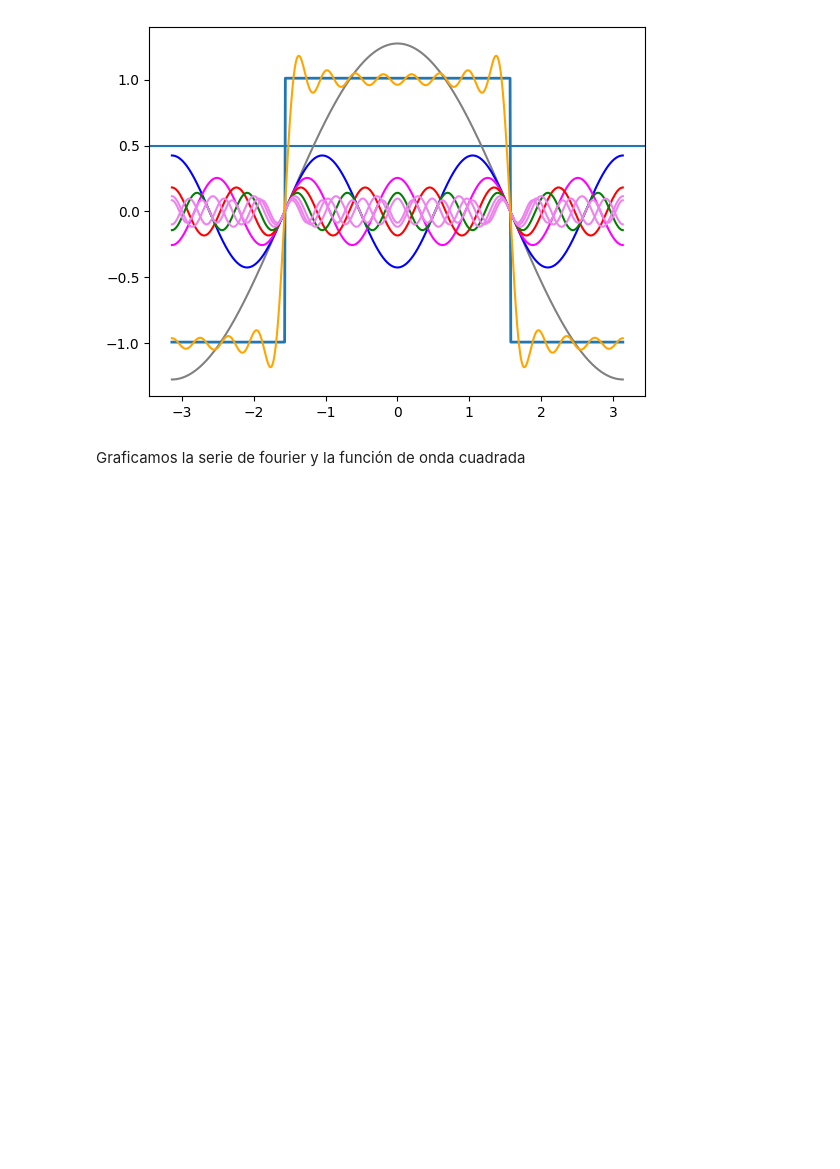
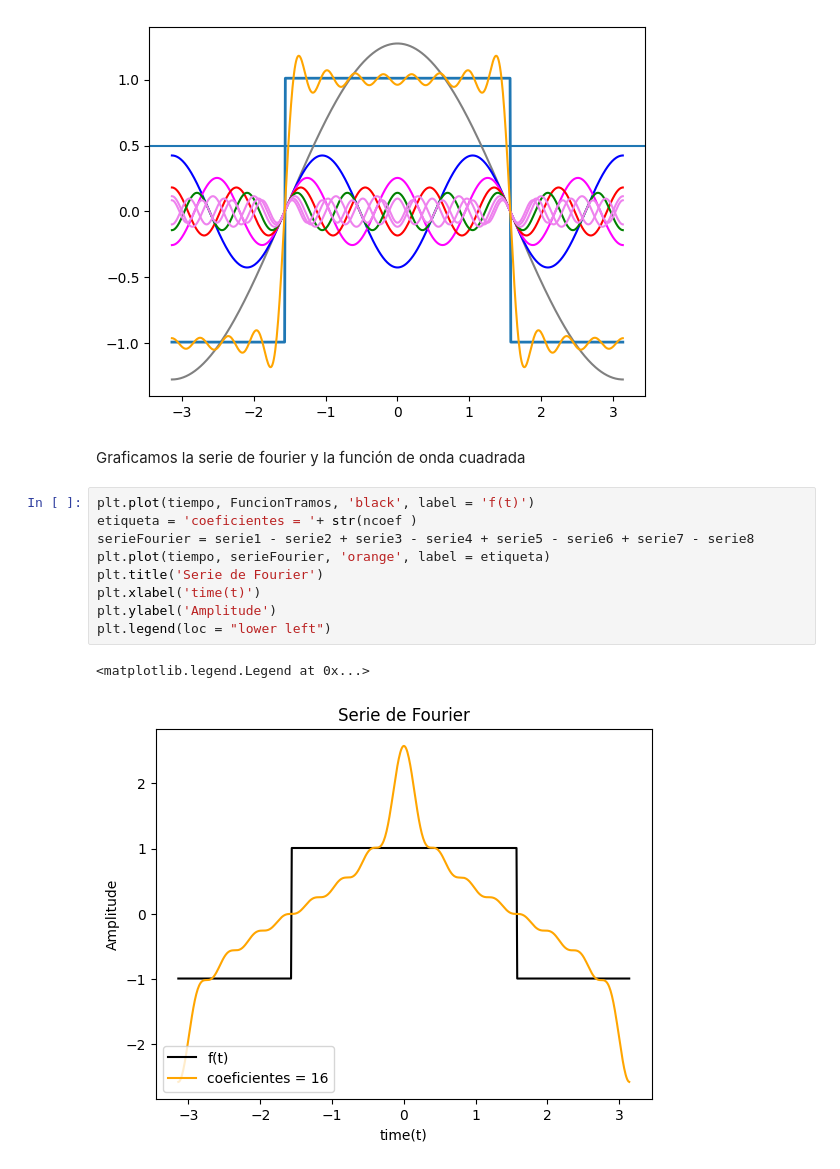
Before and after one commit to FelipeOcampo03/progamacioning, a Jupyter notebook: actividadfourier.ipynb, the cells around one changed output. Cells and saved outputs as stored; diff of their text form; blank space fills up the shorter version.

```diff
--- a/actividadfourier.ipynb
+++ b/actividadfourier.ipynb
@@ -170,3 +170,15 @@ plt.plot(tiempo, serieFourier, 'orange')
 [figure]
 # %% [markdown]
 Graficamos la serie de fourier y la función de onda cuadrada
+# %%
+plt.plot(tiempo, FuncionTramos, 'black', label = 'f(t)')
+etiqueta = 'coeficientes = '+ str(ncoef )
+serieFourier = serie1 - serie2 + serie3 - serie4 + serie5 - serie6 + serie7 - serie8
+plt.plot(tiempo, serieFourier, 'orange', label = etiqueta)
+plt.title('Serie de Fourier')
+plt.xlabel('time(t)')
+plt.ylabel('Amplitude')
+plt.legend(loc = "lower left")
+# %% [output]
+<matplotlib.legend.Legend at 0x...>
+[figure, added]
```
